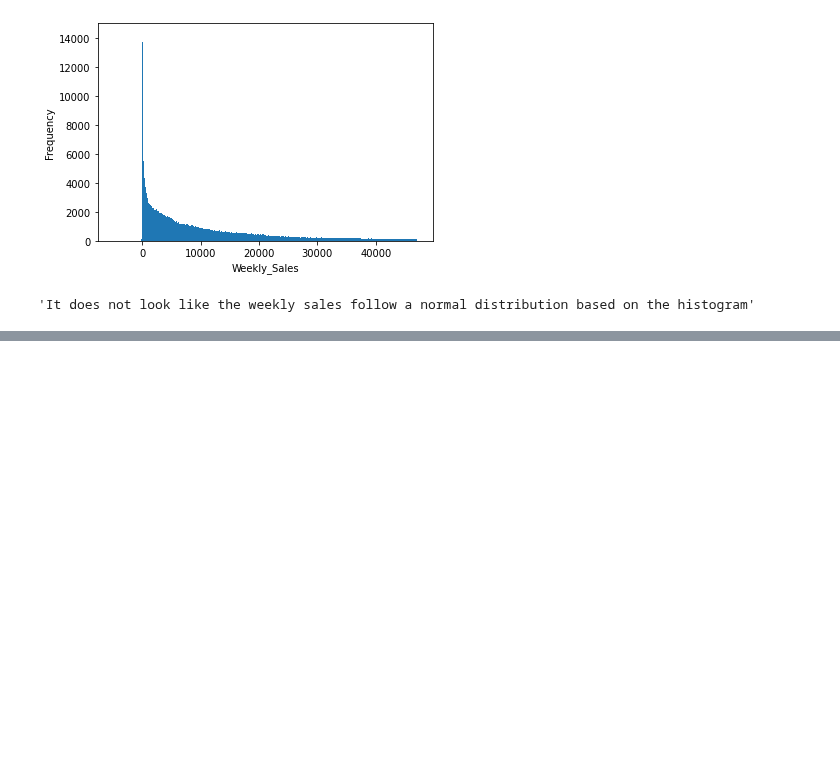
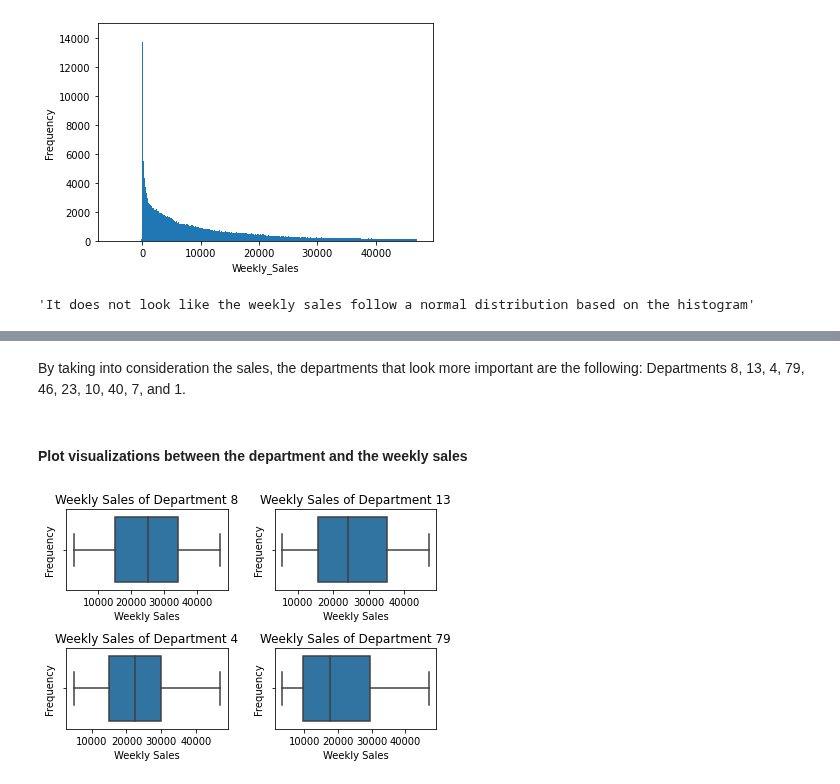
Before and after one commit to arnaldo9408/SpringBoard, a Jupyter notebook: Unit 11/Exploratory Data Analysis.ipynb, the cells around one changed output, grey strips where cells are left out. Drawn from its saved outputs; the diff is of its cells as text; code cells hidden in the pictures; blank space fills up the shorter version.

```diff
--- a/Unit 11/Exploratory Data Analysis.ipynb
+++ b/Unit 11/Exploratory Data Analysis.ipynb
@@ -454,0 +138,16 @@ coeff_results
+# %% [markdown]
+By taking into consideration the sales, the departments that look more important are the following: Departments 8, 13, 4, 79, 46, 23, 10, 40, 7, and 1.
+# %% [markdown]
+#### Plot visualizations between the department and the weekly sales
+# %%
+#Each loc has the department we are interested to know how they are distributed
+df_dept8 = df.loc[df['Dept'] == 8]
+df_dept13 = df.loc[df['Dept'] == 13]
+df_dept4 = df.loc[df['Dept'] == 4]
+df_dept79 = df.loc[df['Dept'] == 79]
+df_dept46 = df.loc[df['Dept'] == 46]
+df_dept23 = df.loc[df['Dept'] == 23]
+df_dept10 = df.loc[df['Dept'] == 10]
+df_dept40 = df.loc[df['Dept'] == 40]
+df_dept7 = df.loc[df['Dept'] == 7]
+df_dept1 = df.loc[df['Dept'] == 1]
@@ -454,0 +158,26 @@ coeff_results
+# %%
+#Plot each department weekly sales' distribution
+plt.subplot(2,2,1)
+sns.boxplot(df_dept8['Weekly_Sales'], data = df_dept8)
+plt.xlabel('Weekly Sales')
+plt.ylabel('Frequency')
+plt.title('Weekly Sales of Department 8')
+plt.subplot(2,2,2)
+sns.boxplot(df_dept13['Weekly_Sales'], data = df_dept13)
+plt.xlabel('Weekly Sales')
+plt.ylabel('Frequency')
+plt.title('Weekly Sales of Department 13')
+plt.subplot(2,2,3)
+sns.boxplot(df_dept4['Weekly_Sales'], data = df_dept4)
+plt.xlabel('Weekly Sales')
+plt.ylabel('Frequency')
+plt.title('Weekly Sales of Department 4')
+plt.subplot(2,2,4)
+sns.boxplot(df_dept79['Weekly_Sales'], data = df_dept79)
+plt.xlabel('Weekly Sales')
+plt.ylabel('Frequency')
+plt.title('Weekly Sales of Department 79')
+plt.tight_layout()
+plt.show()
+# %% [output]
+[figure, added]
```
Also changed, not shown: parts of 134 cells of this notebook.
